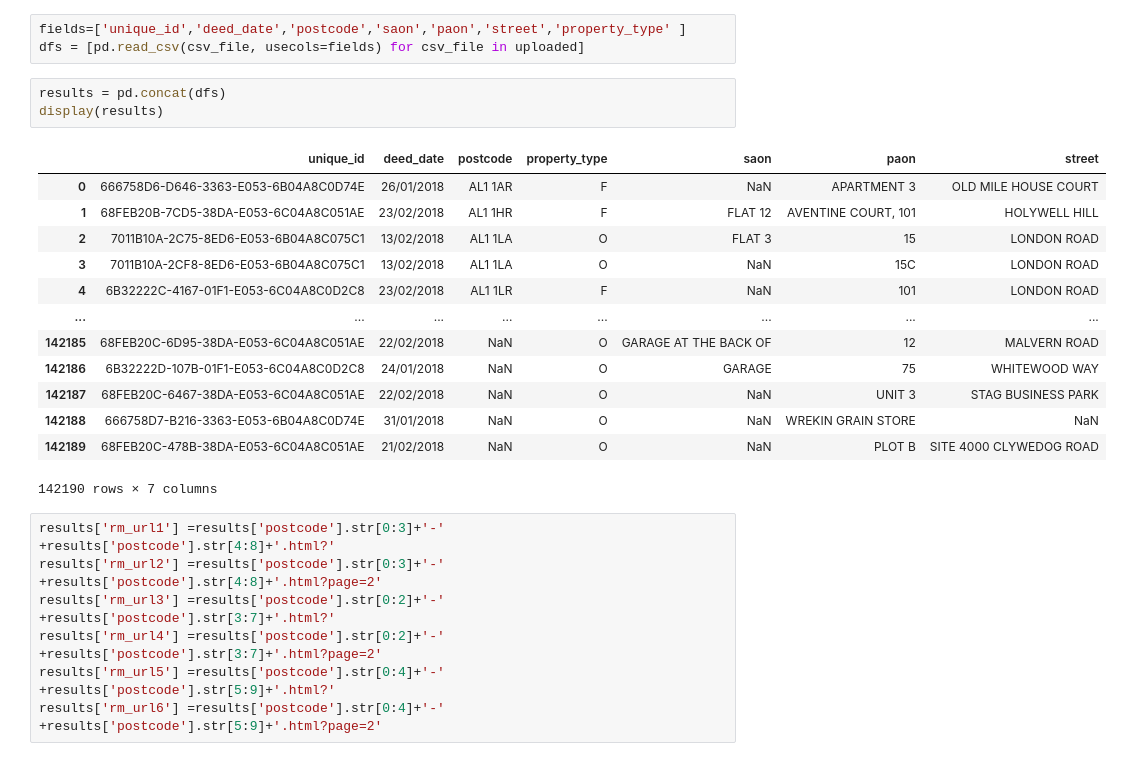
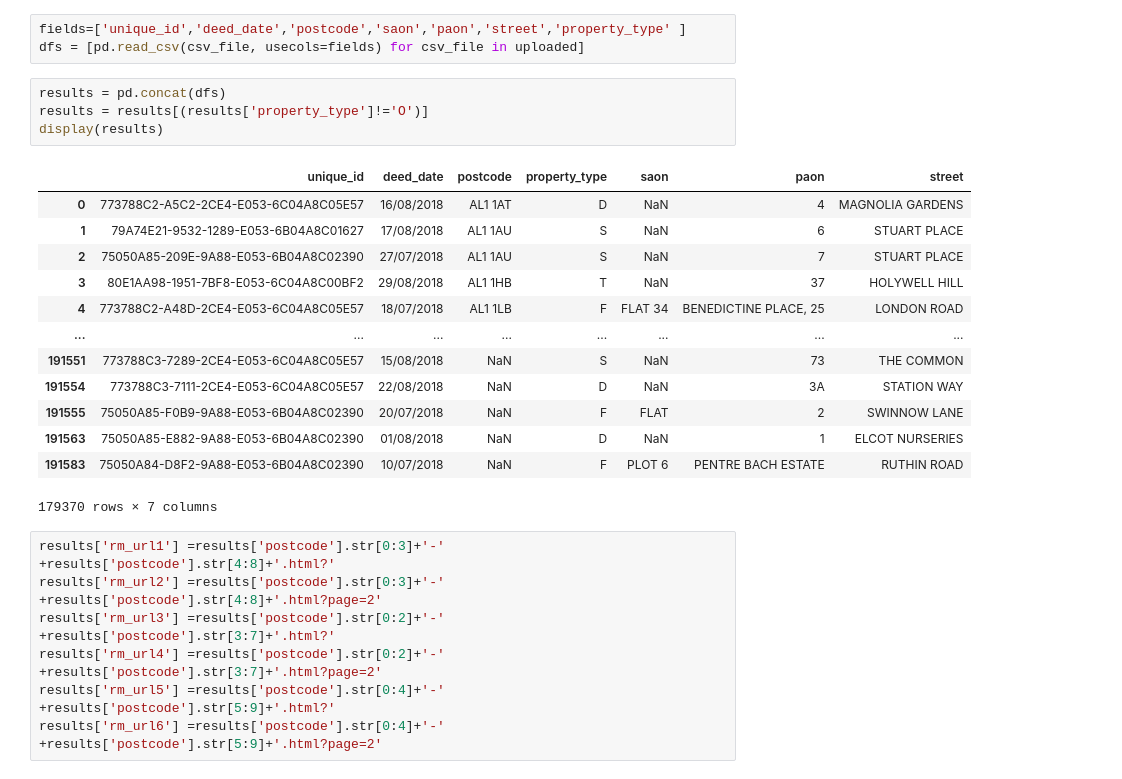
Before and after one commit to oxanaRC/CE902, a Jupyter notebook: webscrap_bedrooms.ipynb, the cells around one changed output. Saved outputs shown, nothing was run; the diff lists cells and outputs as text.

```diff
--- a/webscrap_bedrooms.ipynb
+++ b/webscrap_bedrooms.ipynb
@@ -20,21 +20,22 @@ fields=['unique_id','deed_date','postcode','saon','paon','street','property_type
 dfs = [pd.read_csv(csv_file, usecols=fields) for csv_file in uploaded]
 # %%
 results = pd.concat(dfs)
+results = results[(results['property_type']!='O')]
 display(results)
 # %% [output]
 |  | unique_id | deed_date | postcode | property_type | saon | paon | street |
-| 0 | 666758D6-D646-3363-E053-6B04A8C0D74E | 26/01/2018 | AL1 1AR | F | NaN | APARTMENT 3 | OLD MILE HOUSE COURT |
-| 1 | 68FEB20B-7CD5-38DA-E053-6C04A8C051AE | 23/02/2018 | AL1 1HR | F | FLAT 12 | AVENTINE COURT, 101 | HOLYWELL HILL |
-| 2 | 7011B10A-2C75-8ED6-E053-6B04A8C075C1 | 13/02/2018 | AL1 1LA | O | FLAT 3 | 15 | LONDON ROAD |
-| 3 | 7011B10A-2CF8-8ED6-E053-6B04A8C075C1 | 13/02/2018 | AL1 1LA | O | NaN | 15C | LONDON ROAD |
-| 4 | 6B32222C-4167-01F1-E053-6C04A8C0D2C8 | 23/02/2018 | AL1 1LR | F | NaN | 101 | LONDON ROAD |
+| 0 | 773788C2-A5C2-2CE4-E053-6C04A8C05E57 | 16/08/2018 | AL1 1AT | D | NaN | 4 | MAGNOLIA GARDENS |
+| 1 | 79A74E21-9532-1289-E053-6B04A8C01627 | 17/08/2018 | AL1 1AU | S | NaN | 6 | STUART PLACE |
+| 2 | 75050A85-209E-9A88-E053-6B04A8C02390 | 27/07/2018 | AL1 1AU | S | NaN | 7 | STUART PLACE |
+| 3 | 80E1AA98-1951-7BF8-E053-6C04A8C00BF2 | 29/08/2018 | AL1 1HB | T | NaN | 37 | HOLYWELL HILL |
+| 4 | 773788C2-A48D-2CE4-E053-6C04A8C05E57 | 18/07/2018 | AL1 1LB | F | FLAT 34 | BENEDICTINE PLACE, 25 | LONDON ROAD |
 | ... | ... | ... | ... | ... | ... | ... | ... |
-| 142185 | 68FEB20C-6D95-38DA-E053-6C04A8C051AE | 22/02/2018 | NaN | O | GARAGE AT THE BACK OF | 12 | MALVERN ROAD |
-| 142186 | 6B32222D-107B-01F1-E053-6C04A8C0D2C8 | 24/01/2018 | NaN | O | GARAGE | 75 | WHITEWOOD WAY |
-| 142187 | 68FEB20C-6467-38DA-E053-6C04A8C051AE | 22/02/2018 | NaN | O | NaN | UNIT 3 | STAG BUSINESS PARK |
-| 142188 | 666758D7-B216-3363-E053-6B04A8C0D74E | 31/01/2018 | NaN | O | NaN | WREKIN GRAIN STORE | NaN |
-| 142189 | 68FEB20C-478B-38DA-E053-6C04A8C051AE | 21/02/2018 | NaN | O | NaN | PLOT B | SITE 4000 CLYWEDOG ROAD |
+| 191551 | 773788C3-7289-2CE4-E053-6C04A8C05E57 | 15/08/2018 | NaN | S | NaN | 73 | THE COMMON |
+| 191554 | 773788C3-7111-2CE4-E053-6C04A8C05E57 | 22/08/2018 | NaN | D | NaN | 3A | STATION WAY |
+| 191555 | 75050A85-F0B9-9A88-E053-6B04A8C02390 | 20/07/2018 | NaN | F | FLAT | 2 | SWINNOW LANE |
+| 191563 | 75050A85-E882-9A88-E053-6B04A8C02390 | 01/08/2018 | NaN | D | NaN | 1 | ELCOT NURSERIES |
+| 191583 | 75050A84-D8F2-9A88-E053-6B04A8C02390 | 10/07/2018 | NaN | F | PLOT 6 | PENTRE BACH ESTATE | RUTHIN ROAD |
-142190 rows × 7 columns
+179370 rows × 7 columns
 # %%
 results['rm_url1'] =results['postcode'].str[0:3]+'-' +results['postcode'].str[4:8]+'.html?'
 results['rm_url2'] =results['postcode'].str[0:3]+'-' +results['postcode'].str[4:8]+'.html?page=2'
```
Also changed, not shown: parts of 11 cells of this notebook.
